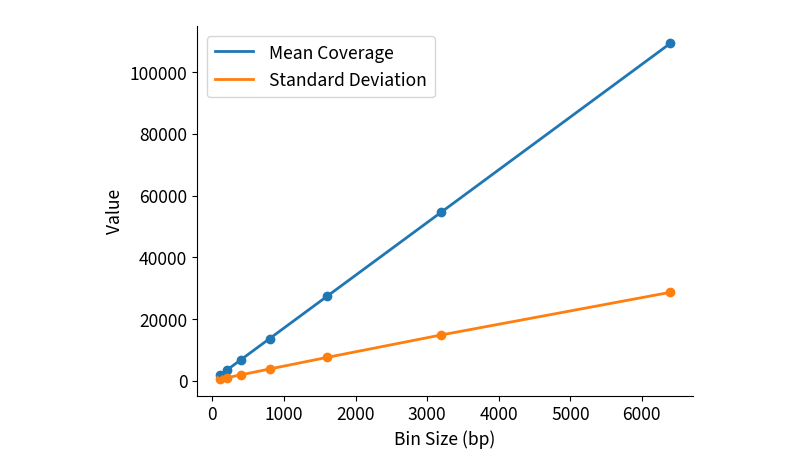
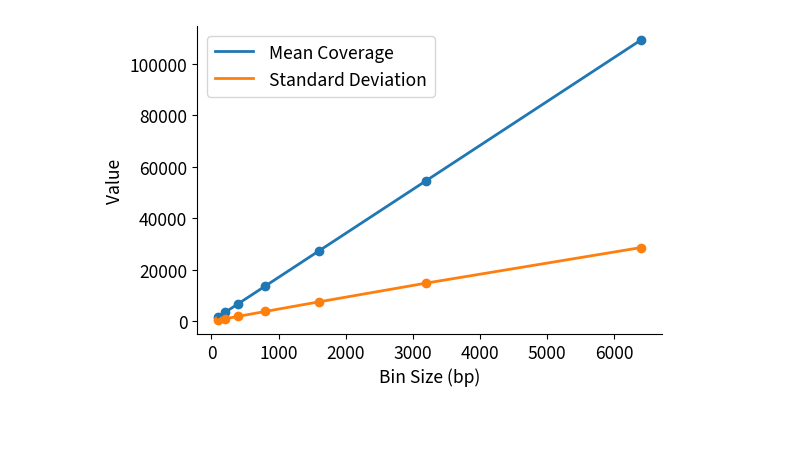
Before and after one commit to hugocarmaga/floco-benchmarking, a Jupyter notebook: plot_mean_sd_per_bin-size.ipynb, the cells around one changed output. Saved outputs shown, nothing was run; the diff lists cells and outputs as text; code cells hidden in the pictures; blank space fills up the shorter version.

```diff
--- a/plot_mean_sd_per_bin-size.ipynb
+++ b/plot_mean_sd_per_bin-size.ipynb
@@ -2,7 +2,7 @@
 from collections import defaultdict
 
 bin_covs = defaultdict(list)
-with open("bins.corrected.csv", 'r') as file:
+with open("../bins.corrected.csv", 'r') as file:
     for line in file:
         if not line.startswith("#"):
             columns = line.strip().split()
@@ -19,32 +19,33 @@ for size in sorted(bin_covs.keys()):
 # %%
 import matplotlib.pyplot as plt
 import matplotlib as mpl
 from pyfonts import load_google_font
 
 font_path = load_google_font("Source Sans 3")
 
 mpl.rcParams['axes.spines.right'] = False
 mpl.rcParams['axes.spines.top'] = False
 plt.rcParams.update({'font.size': 14})
 mpl.rcParams['font.family'] = 'Source Sans 3'
 
 # If font_path is a FontProperties object, get the actual path
 if hasattr(font_path, 'get_file'):
     mpl.font_manager.fontManager.addfont(font_path.get_file())
 else:
     mpl.font_manager.fontManager.addfont(font_path)
 
 sizes = sorted(meand_sd_results.keys())
 means = [meand_sd_results[size][0] for size in sizes]
 sds = [meand_sd_results[size][1] for size in sizes]
+plt.figure(figsize=(6, 4))
 plt.plot(sizes, means, color='#1f77b4', label='Mean Coverage', linewidth=2)
 plt.plot(sizes, sds, color='#ff7f0e', label='Standard Deviation', linewidth=2)
 plt.scatter(sizes, means, color='#1f77b4')
 plt.scatter(sizes, sds, color='#ff7f0e')
 plt.legend()
 plt.xlabel("Bin Size (bp)")
 plt.ylabel("Value")
-plt.savefig("mean_sd_per_bin_size.svg")
+plt.savefig("../mean_sd_per_bin_size.svg")
 plt.show()
 # %% [output]
-[figure, old version]
+[figure, new version]
```
Also changed, not shown: 2 other files.
